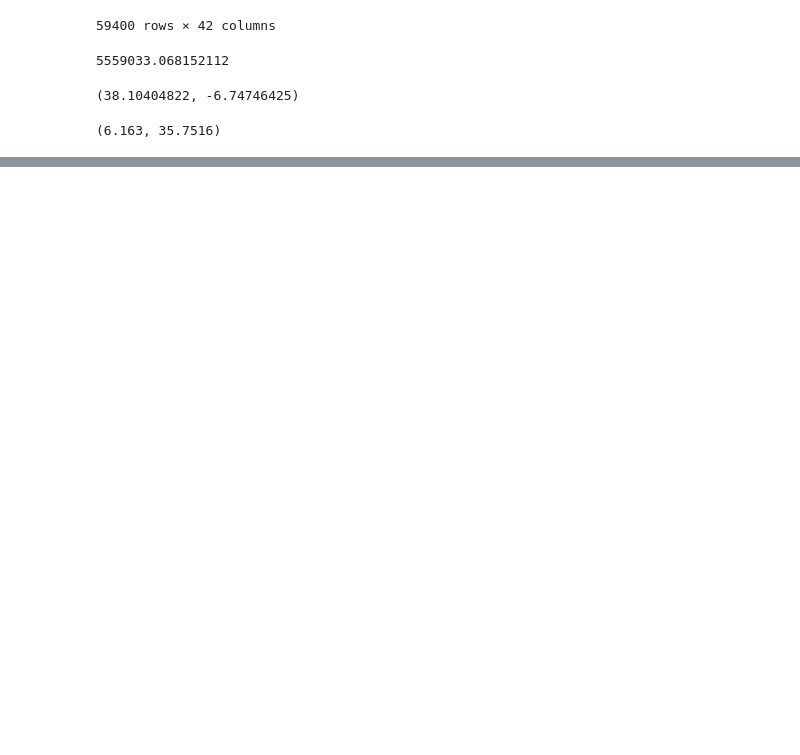
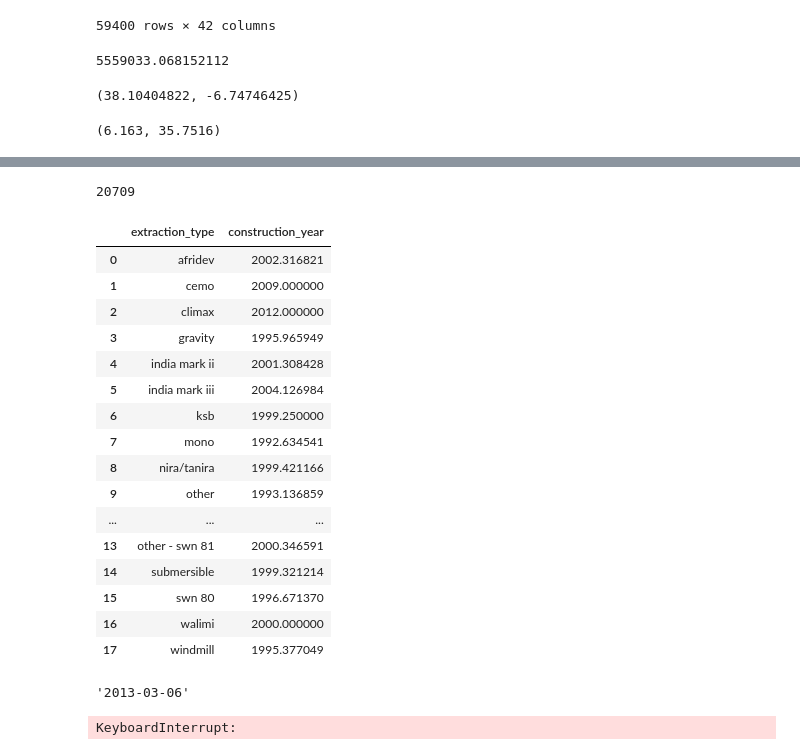
Before and after one commit to mradazoury/Pump_it_Up_ML_project, a Jupyter notebook: Trial_Theo .ipynb, the cells around one changed output, grey strips where cells are left out. Cells and saved outputs as stored; diff of their text form; code cells hidden in the pictures; blank space fills up the shorter version.

Commit message:
construction_year_by_extraction_type

```diff
--- a/Trial_Theo .ipynb
+++ b/Trial_Theo .ipynb
@@ -331,3 +331,8 @@ x
 tanz_capital
 # %% [output]
 (6.163, 35.7516)
+# %%
+#Load Datasets
+train_data = pd.read_csv("original_datasets/training_set_values.csv")
+train_labels = pd.read_csv("original_datasets/training_set_labels.csv")
+test_data = pd.read_csv("original_datasets/test_set_values.csv")
@@ -333,0 +359,28 @@ tanz_capital
+# %%
+train_data['construction_year'] = train_data['construction_year'].replace({0:np.nan})
+train_data.construction_year.isna().sum()
+# %% [output]
+20709
+# %%
+extraction_type = train_data[["construction_year","extraction_type"]]
+extraction_type = extraction_type.groupby(['extraction_type']).mean()
+extraction_type = extraction_type.reset_index()
+extraction_type
+# %% [output]
+|  | extraction_type | construction_year |
+| 0 | afridev | 2002.316821 |
+| 1 | cemo | 2009.000000 |
+| 2 | climax | 2012.000000 |
+| 3 | gravity | 1995.965949 |
+| 4 | india mark ii | 2001.308428 |
+| 5 | india mark iii | 2004.126984 |
+| 6 | ksb | 1999.250000 |
+| 7 | mono | 1992.634541 |
+| 8 | nira/tanira | 1999.421166 |
+| 9 | other | 1993.136859 |
+| ... | ... | ... |
+| 13 | other - swn 81 | 2000.346591 |
+| 14 | submersible | 1999.321214 |
+| 15 | swn 80 | 1996.671370 |
+| 16 | walimi | 2000.000000 |
+| 17 | windmill | 1995.377049 |
@@ -333,0 +402,9 @@ tanz_capital
+# %%
+train_data.date_recorded[1]
+# %% [output]
+'2013-03-06'
+# %%
+for i in range(0, len(train_data)):
+    train_data['date_recorded'][i] = first2(train_data.date_recorded[i])
+# %% [output]
+KeyboardInterrupt:
```
Also changed, not shown: parts of 6 cells of this notebook, 1 other file.
